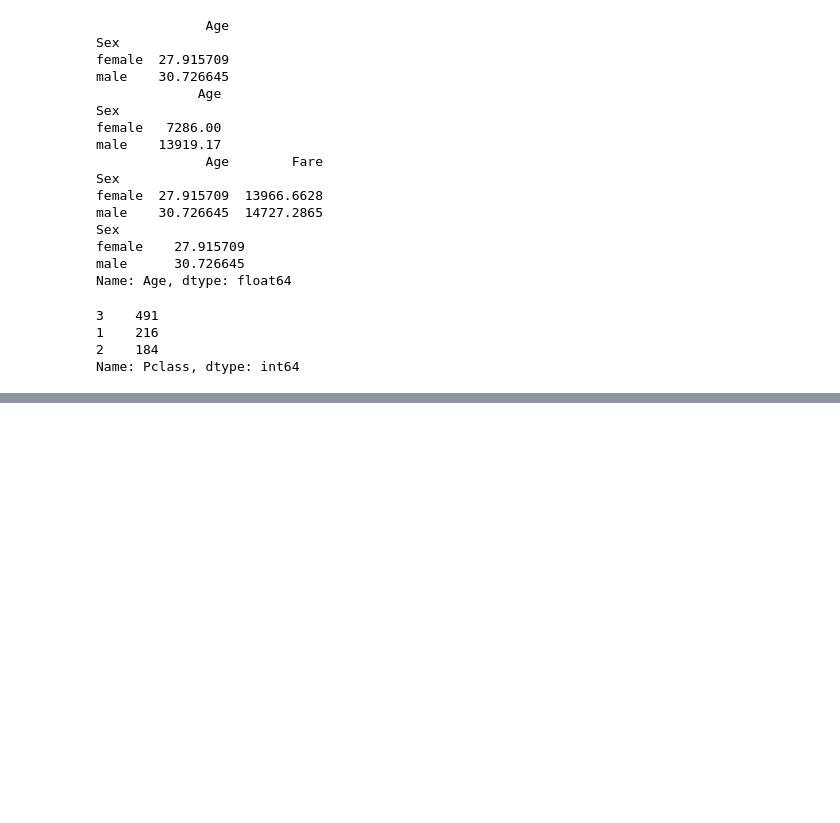
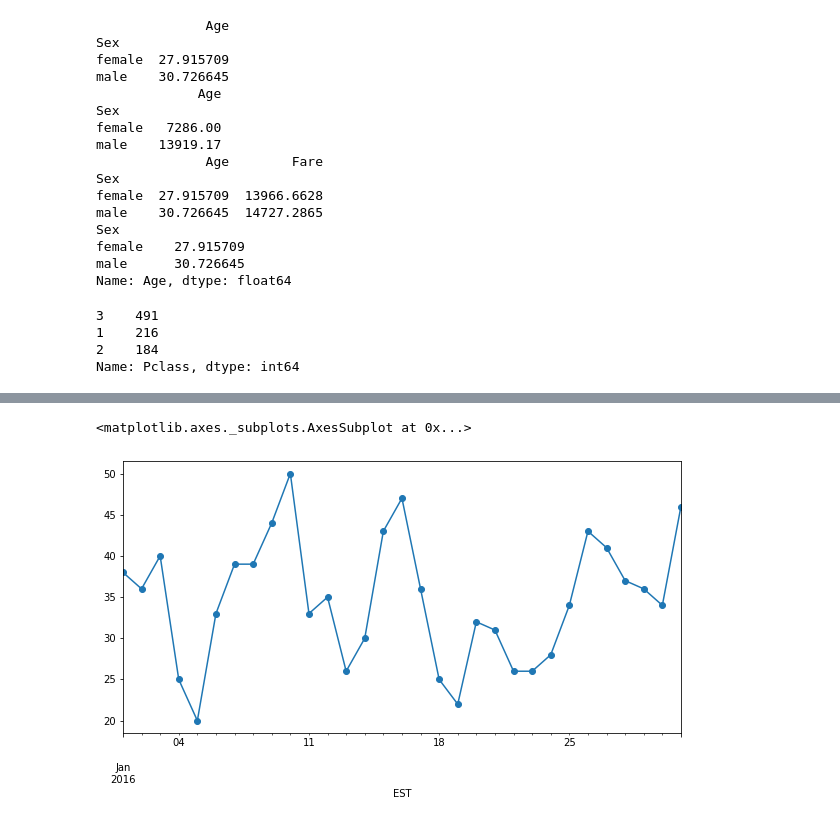
Before and after one commit to meAnirban/Python_pandas, a Jupyter notebook: Pandas.ipynb, the cells around one changed output, grey strips where cells are left out. Drawn from its saved outputs; the diff is of its cells as text; code cells hidden in the pictures; blank space fills up the shorter version.

```diff
--- a/Pandas.ipynb
+++ b/Pandas.ipynb
@@ -642,0 +854,4 @@ titanic.sort_values(by="Age").head()
+# %%
+weather.set_index('EST', inplace=True)
+
+weather.head()
@@ -642,0 +866,7 @@ titanic.sort_values(by="Age").head()
+# %%
+weather.resample('D').max()['Temperature'].plot(style = "-o", figsize = (10,5))
+
+#weather.index.freq
+# %% [output]
+<matplotlib.axes._subplots.AxesSubplot at 0x...>
+[figure, added]
```
Also changed, not shown: parts of 32 cells of this notebook.
